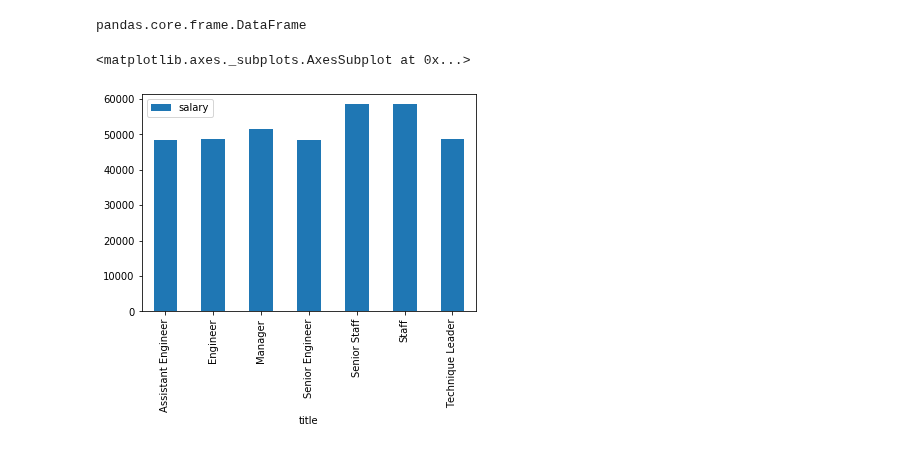
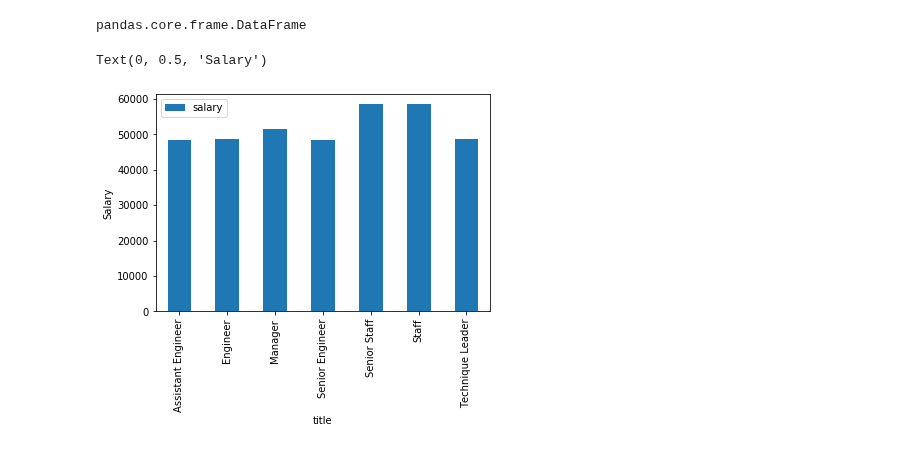
Before and after one commit to natureks/09-sql-challenge, a Jupyter notebook: EmployeeSQL/employeeSql.ipynb, the cells around one changed output. Drawn from its saved outputs; the diff is of its cells as text; code cells hidden in the pictures.

```diff
--- a/EmployeeSQL/employeeSql.ipynb
+++ b/EmployeeSQL/employeeSql.ipynb
@@ -87,7 +105,8 @@ pandas.core.frame.DataFrame
 # %%
 # Generates an average salary bar chart from a pandas dataframe ?
 # Plot has titles and axes labels ??
-salary_mean_df.plot.bar(x="title", y="salary")
+ax = salary_mean_df.plot.bar(x="title", y="salary")
+ax.set_ylabel('Salary')
 # %% [output]
-<matplotlib.axes._subplots.AxesSubplot at 0x...>
+Text(0, 0.5, 'Salary')
-[figure, old version]
+[figure, new version]
```
Also changed, not shown: parts of 5 cells of this notebook, 2 other files.
